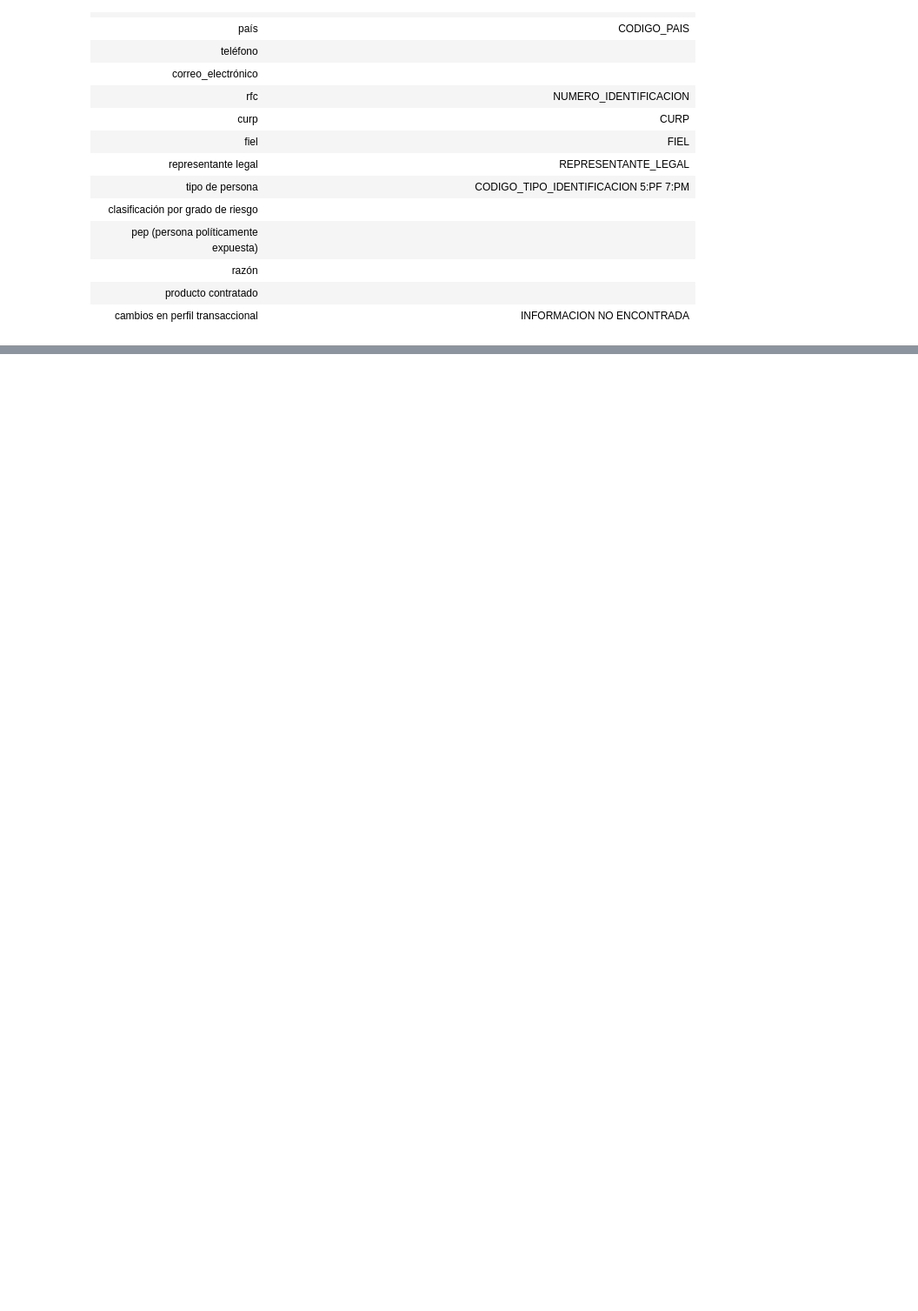
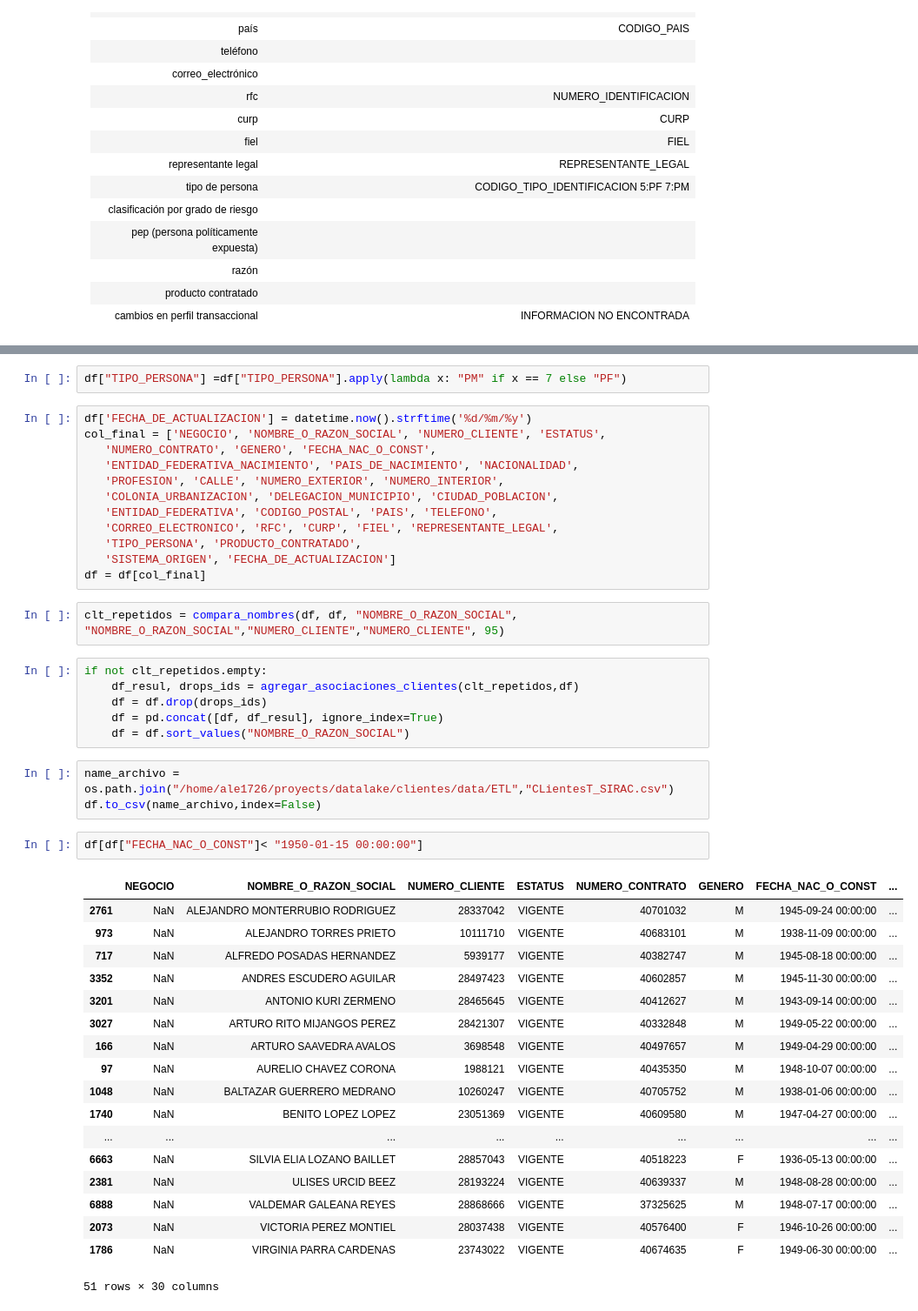
Before and after one commit to Ale1726/clientes_eda, a Jupyter notebook: sirac.ipynb, the cells around one changed output, grey strips where cells are left out. Shown at 87% size. Drawn from its saved outputs; the diff is of its cells as text; blank space fills up the shorter version.

```diff
--- a/sirac.ipynb
+++ b/sirac.ipynb
@@ -38,0 +72,46 @@ La tabla de clientes es
+# %%
+df["TIPO_PERSONA"] =df["TIPO_PERSONA"].apply(lambda x: "PM" if x == 7 else "PF")
+# %%
+df['FECHA_DE_ACTUALIZACION'] = datetime.now().strftime('%d/%m/%y')
+col_final = ['NEGOCIO', 'NOMBRE_O_RAZON_SOCIAL', 'NUMERO_CLIENTE', 'ESTATUS',
+   'NUMERO_CONTRATO', 'GENERO', 'FECHA_NAC_O_CONST',
+   'ENTIDAD_FEDERATIVA_NACIMIENTO', 'PAIS_DE_NACIMIENTO', 'NACIONALIDAD',
+   'PROFESION', 'CALLE', 'NUMERO_EXTERIOR', 'NUMERO_INTERIOR',
+   'COLONIA_URBANIZACION', 'DELEGACION_MUNICIPIO', 'CIUDAD_POBLACION',
+   'ENTIDAD_FEDERATIVA', 'CODIGO_POSTAL', 'PAIS', 'TELEFONO',
+   'CORREO_ELECTRONICO', 'RFC', 'CURP', 'FIEL', 'REPRESENTANTE_LEGAL',
+   'TIPO_PERSONA', 'PRODUCTO_CONTRATADO',
+   'SISTEMA_ORIGEN', 'FECHA_DE_ACTUALIZACION']
+df = df[col_final]
+# %%
+clt_repetidos = compara_nombres(df, df, "NOMBRE_O_RAZON_SOCIAL", "NOMBRE_O_RAZON_SOCIAL","NUMERO_CLIENTE","NUMERO_CLIENTE", 95)
+# %%
+if not clt_repetidos.empty:
+    df_resul, drops_ids = agregar_asociaciones_clientes(clt_repetidos,df)
+    df = df.drop(drops_ids)
+    df = pd.concat([df, df_resul], ignore_index=True)
+    df = df.sort_values("NOMBRE_O_RAZON_SOCIAL")
+# %%
+name_archivo = os.path.join("/home/ale1726/proyects/datalake/clientes/data/ETL","CLientesT_SIRAC.csv")
+df.to_csv(name_archivo,index=False)
+# %%
+df[df["FECHA_NAC_O_CONST"]< "1950-01-15 00:00:00"]
+# %% [output]
+|  | NEGOCIO | NOMBRE_O_RAZON_SOCIAL | NUMERO_CLIENTE | ESTATUS | NUMERO_CONTRATO | GENERO | FECHA_NAC_O_CONST | ... |
+| 2761 | NaN | ALEJANDRO MONTERRUBIO RODRIGUEZ | 28337042 | VIGENTE | 40701032 | M | 1945-09-24 00:00:00 | ... |
+| 973 | NaN | ALEJANDRO TORRES PRIETO | 10111710 | VIGENTE | 40683101 | M | 1938-11-09 00:00:00 | ... |
+| 717 | NaN | ALFREDO POSADAS HERNANDEZ | 5939177 | VIGENTE | 40382747 | M | 1945-08-18 00:00:00 | ... |
+| 3352 | NaN | ANDRES ESCUDERO AGUILAR | 28497423 | VIGENTE | 40602857 | M | 1945-11-30 00:00:00 | ... |
+| 3201 | NaN | ANTONIO KURI ZERMENO | 28465645 | VIGENTE | 40412627 | M | 1943-09-14 00:00:00 | ... |
+| 3027 | NaN | ARTURO RITO MIJANGOS PEREZ | 28421307 | VIGENTE | 40332848 | M | 1949-05-22 00:00:00 | ... |
+| 166 | NaN | ARTURO SAAVEDRA AVALOS | 3698548 | VIGENTE | 40497657 | M | 1949-04-29 00:00:00 | ... |
+| 97 | NaN | AURELIO CHAVEZ CORONA | 1988121 | VIGENTE | 40435350 | M | 1948-10-07 00:00:00 | ... |
+| 1048 | NaN | BALTAZAR GUERRERO MEDRANO | 10260247 | VIGENTE | 40705752 | M | 1938-01-06 00:00:00 | ... |
+| 1740 | NaN | BENITO LOPEZ LOPEZ | 23051369 | VIGENTE | 40609580 | M | 1947-04-27 00:00:00 | ... |
+| ... | ... | ... | ... | ... | ... | ... | ... | ... |
+| 6663 | NaN | SILVIA ELIA LOZANO BAILLET | 28857043 | VIGENTE | 40518223 | F | 1936-05-13 00:00:00 | ... |
+| 2381 | NaN | ULISES URCID BEEZ | 28193224 | VIGENTE | 40639337 | M | 1948-08-28 00:00:00 | ... |
+| 6888 | NaN | VALDEMAR GALEANA REYES | 28868666 | VIGENTE | 37325625 | M | 1948-07-17 00:00:00 | ... |
+| 2073 | NaN | VICTORIA PEREZ MONTIEL | 28037438 | VIGENTE | 40576400 | F | 1946-10-26 00:00:00 | ... |
+| 1786 | NaN | VIRGINIA PARRA CARDENAS | 23743022 | VIGENTE | 40674635 | F | 1949-06-30 00:00:00 | ... |
+51 rows × 30 columns
```
Also changed, not shown: parts of 7 cells of this notebook, 15 other files.
